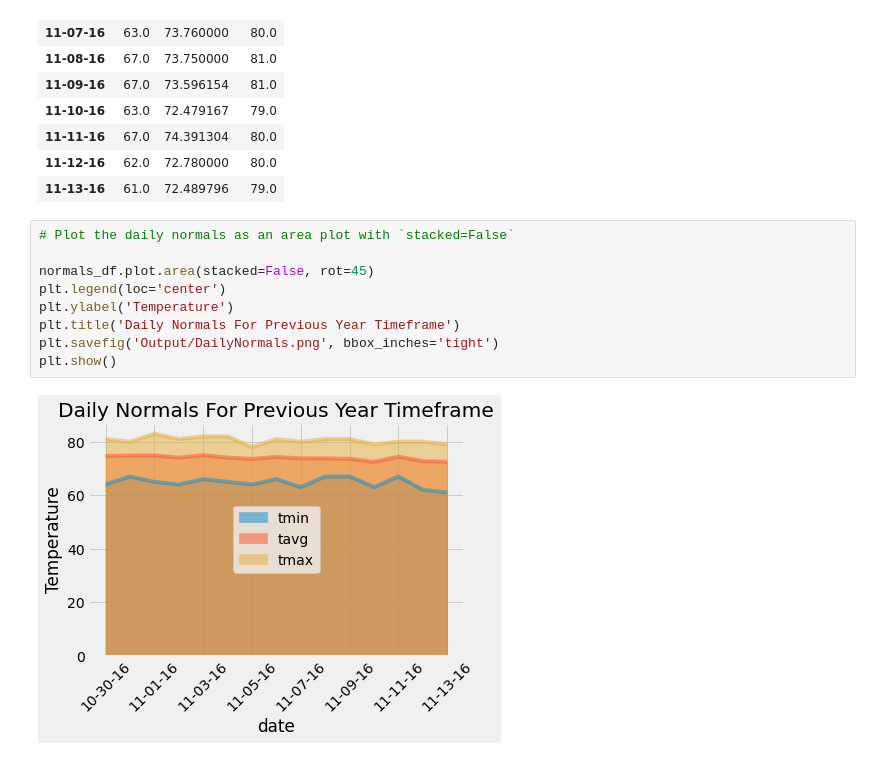
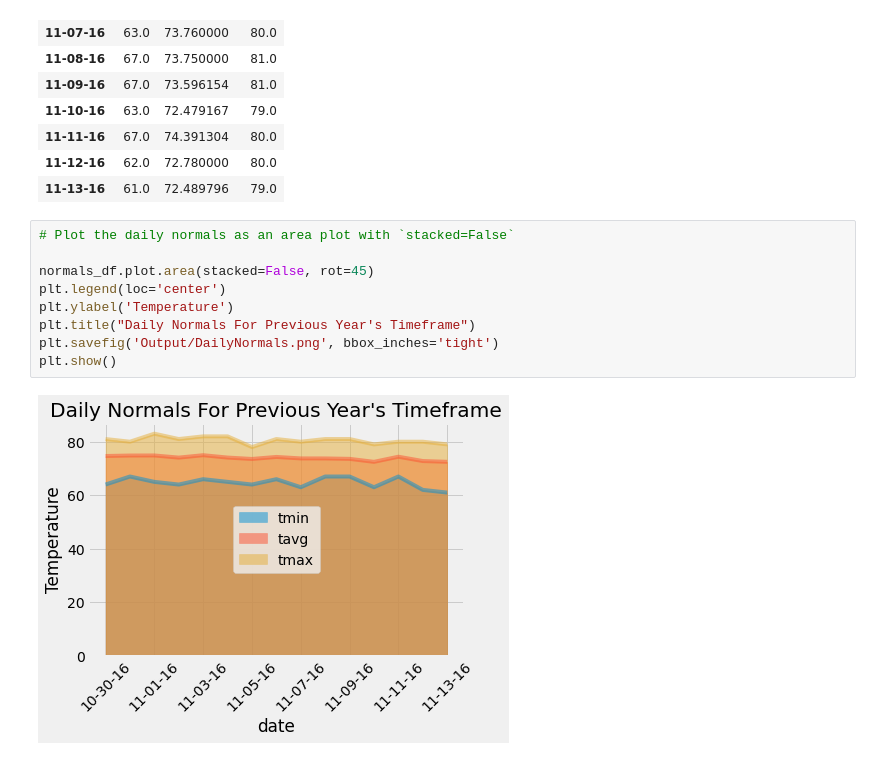
Before and after one commit to lmodenbach/sqlalchemy-challenge, a Jupyter notebook: HIclimate.ipynb, the cells around one changed output. Cells and saved outputs as stored; diff of their text form.

```diff
--- a/HIclimate.ipynb
+++ b/HIclimate.ipynb
@@ -394,11 +394,11 @@ normals_df
 # %%
 # Plot the daily normals as an area plot with `stacked=False`
 
 normals_df.plot.area(stacked=False, rot=45)
 plt.legend(loc='center')
 plt.ylabel('Temperature')
-plt.title('Daily Normals For Previous Year Timeframe')
+plt.title("Daily Normals For Previous Year's Timeframe")
 plt.savefig('Output/DailyNormals.png', bbox_inches='tight')
 plt.show()
 # %% [output]
-[figure, old version]
+[figure, new version]
```
Also changed, not shown: 2 other files.
